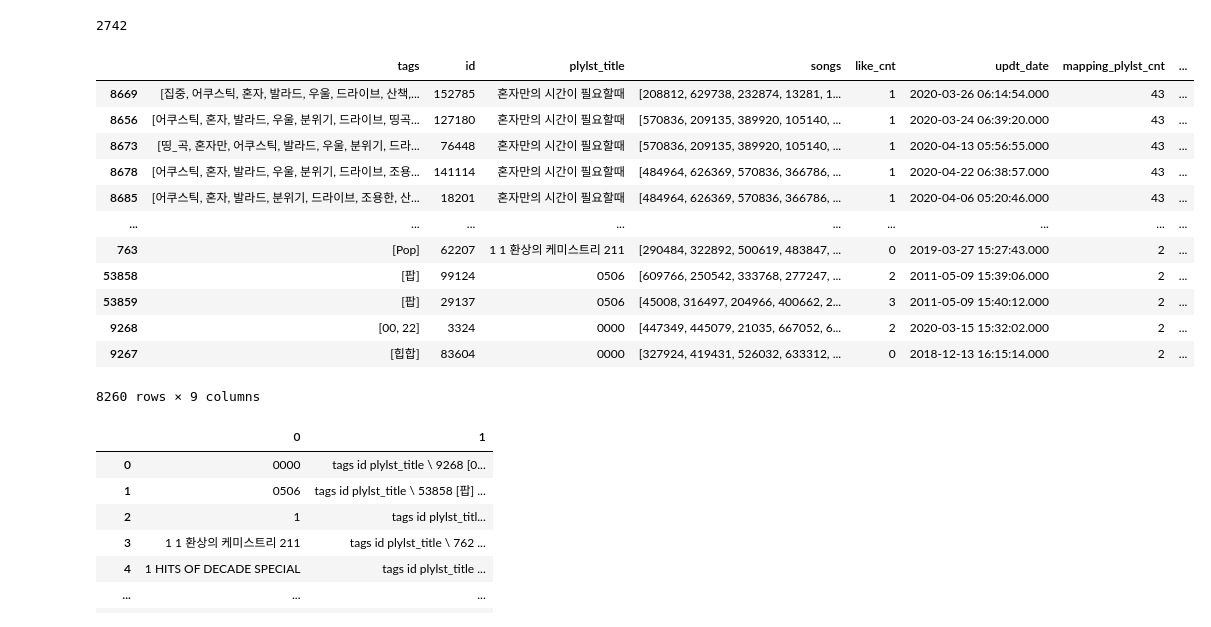
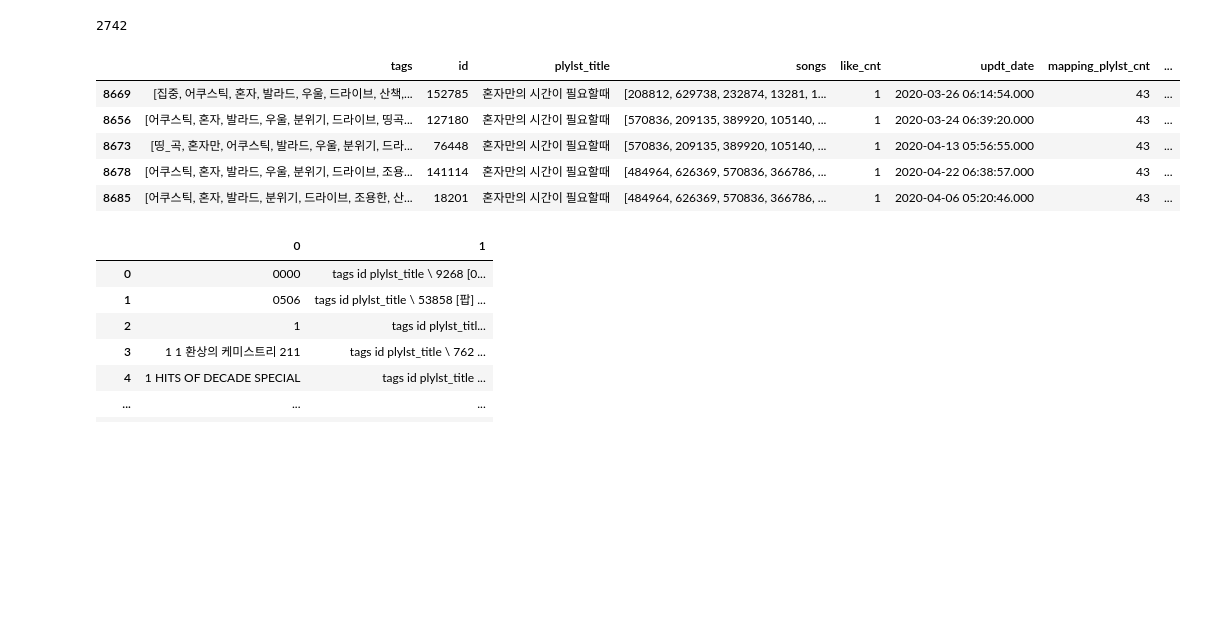
Before and after one commit to pulpo125/AIPlayer_Pling, a Jupyter notebook: 전처리_train_1~8.ipynb, the cells around one changed output. Saved outputs shown, nothing was run; the diff lists cells and outputs as text; code cells hidden in the pictures; blank space fills up the shorter version.

```diff
--- a/전처리_train_0919.ipynb
+++ b/전처리_train_1~8.ipynb
@@ -241,21 +243,14 @@ train_dup['plylst_title'].nunique() # 중복된 플레이리스트의 유니크
 # %% [output]
 2742
 # %%
-train_dup
+train_dup.head()
 # %% [output]
 |  | tags | id | plylst_title | songs | like_cnt | updt_date | mapping_plylst_cnt | ... |
 | 8669 | [집중, 어쿠스틱, 혼자, 발라드, 우울, 드라이브, 산책,... | 152785 | 혼자만의 시간이 필요할때 | [208812, 629738, 232874, 13281, 1... | 1 | 2020-03-26 06:14:54.000 | 43 | ... |
 | 8656 | [어쿠스틱, 혼자, 발라드, 우울, 분위기, 드라이브, 띵곡... | 127180 | 혼자만의 시간이 필요할때 | [570836, 209135, 389920, 105140, ... | 1 | 2020-03-24 06:39:20.000 | 43 | ... |
 | 8673 | [띵_곡, 혼자만, 어쿠스틱, 발라드, 우울, 분위기, 드라... | 76448 | 혼자만의 시간이 필요할때 | [570836, 209135, 389920, 105140, ... | 1 | 2020-04-13 05:56:55.000 | 43 | ... |
 | 8678 | [어쿠스틱, 혼자, 발라드, 우울, 분위기, 드라이브, 조용... | 141114 | 혼자만의 시간이 필요할때 | [484964, 626369, 570836, 366786, ... | 1 | 2020-04-22 06:38:57.000 | 43 | ... |
 | 8685 | [어쿠스틱, 혼자, 발라드, 분위기, 드라이브, 조용한, 산... | 18201 | 혼자만의 시간이 필요할때 | [484964, 626369, 570836, 366786, ... | 1 | 2020-04-06 05:20:46.000 | 43 | ... |
-| ... | ... | ... | ... | ... | ... | ... | ... | ... |
-| 763 | [Pop] | 62207 | 1 1 환상의 케미스트리 211 | [290484, 322892, 500619, 483847, ... | 0 | 2019-03-27 15:27:43.000 | 2 | ... |
-| 53858 | [팝] | 99124 | 0506 | [609766, 250542, 333768, 277247, ... | 2 | 2011-05-09 15:39:06.000 | 2 | ... |
-| 53859 | [팝] | 29137 | 0506 | [45008, 316497, 204966, 400662, 2... | 3 | 2011-05-09 15:40:12.000 | 2 | ... |
-| 9268 | [00, 22] | 3324 | 0000 | [447349, 445079, 21035, 667052, 6... | 2 | 2020-03-15 15:32:02.000 | 2 | ... |
-| 9267 | [힙합] | 83604 | 0000 | [327924, 419431, 526032, 633312, ... | 0 | 2018-12-13 16:15:14.000 | 2 | ... |
-8260 rows × 9 columns
 # %%
 pd.DataFrame(train_dup.groupby('plylst_title', group_keys=False))
 # %% [output]
```
Also changed, not shown: parts of 51 cells of this notebook, 6 other files.
